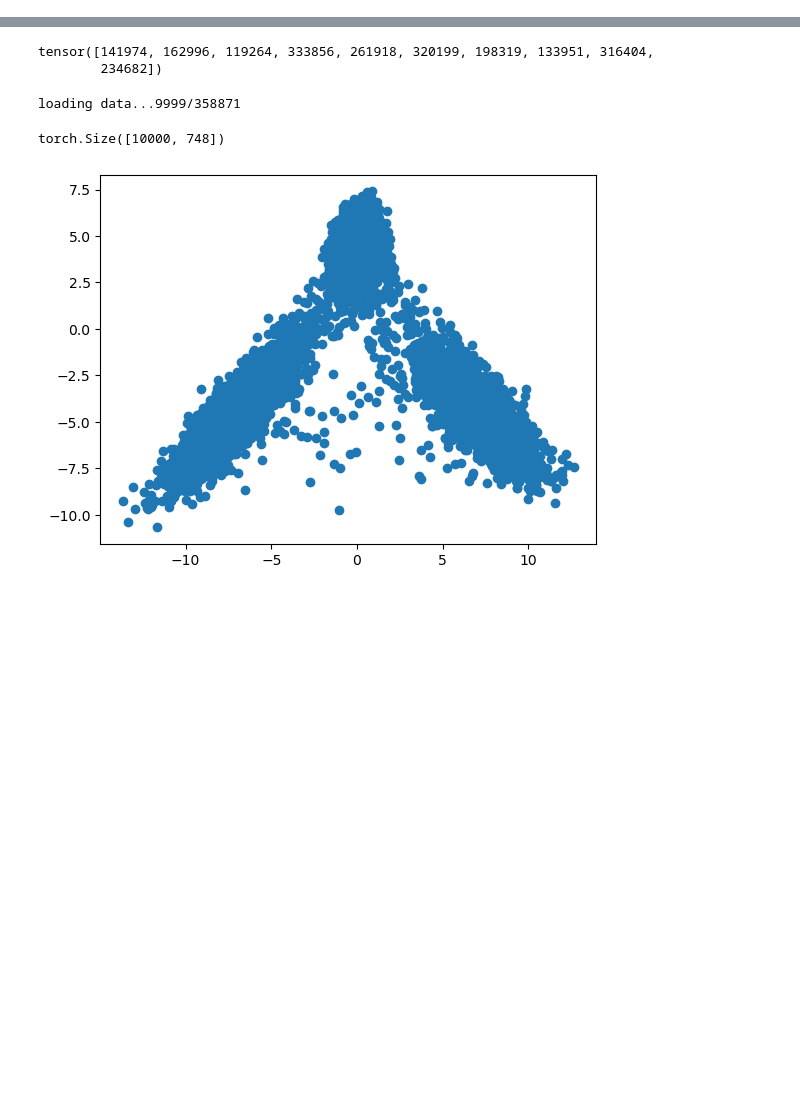
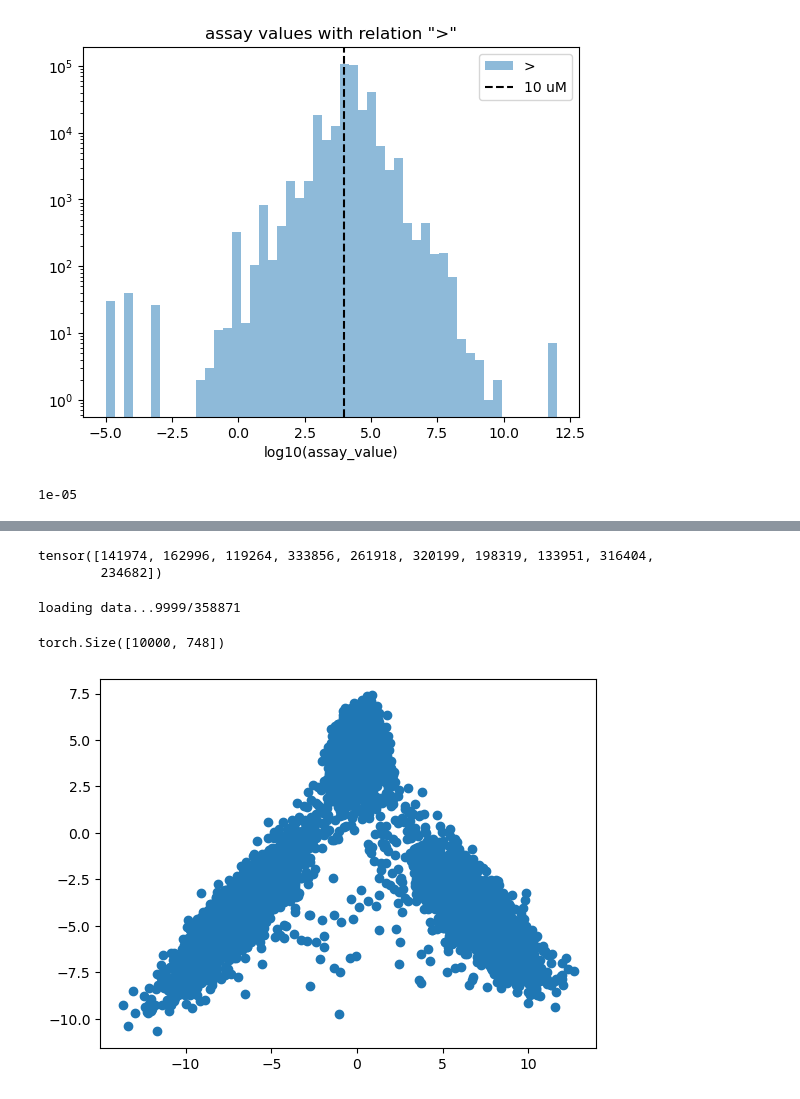
Before and after one commit to nathanieljevans/gsnn-lib, a Jupyter notebook: notebooks/_dev/_dev.ipynb, the cells around one changed output, grey strips where cells are left out. Drawn from its saved outputs; the diff is of its cells as text; code cells hidden in the pictures; blank space fills up the shorter version.

```diff
--- a/notebooks/_dev/_dev.ipynb
+++ b/notebooks/_dev/_dev.ipynb
@@ -25,0 +266,15 @@ The autoreload extension is already loaded. To reload it, use:
+# %%
+plt.figure()
+plt.title('assay values with relation ">"')
+plt.hist(np.log10( targ2[lambda x: x.assay_relation == '>'].assay_value), bins=50, alpha=0.5, label='>')
+plt.axvline(np.log10(10 * 1e3), color='black', linestyle='--', label='10 uM')
+plt.xlabel('log10(assay_value)')
+plt.yscale('log')
+plt.legend()
+plt.show()
+# %% [output]
+[figure, added]
+# %%
+targ2[lambda x: x.assay_relation == '>'].assay_value.min()
+# %% [output]
+1e-05
```
Also changed, not shown: parts of 35 cells of this notebook, 27 other files.
